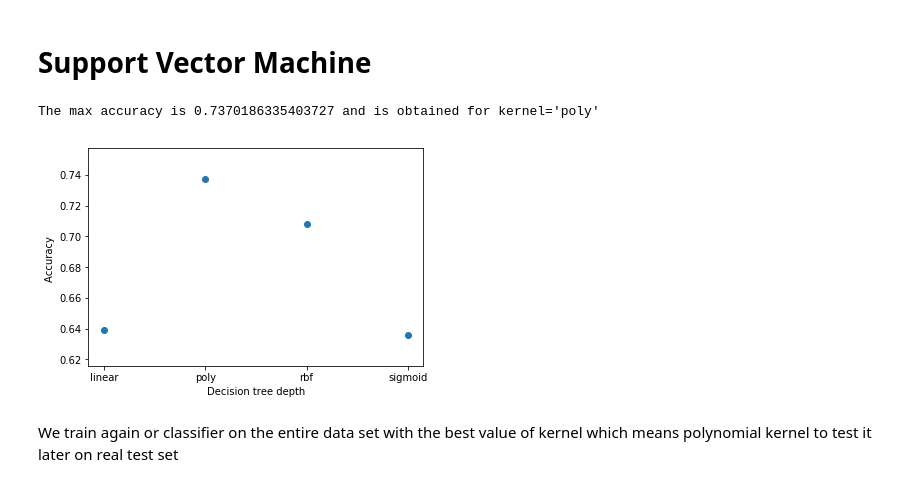
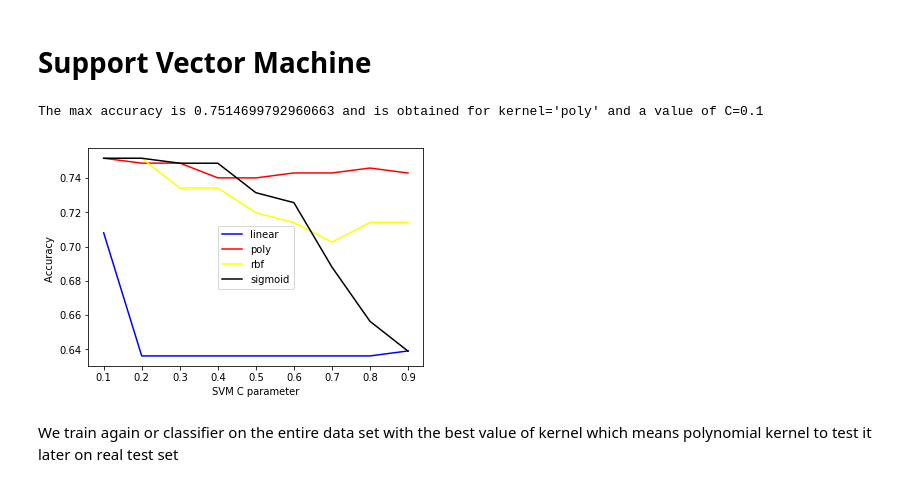
Before and after one commit to caroline-collet/coursera-capstone-project, a Jupyter notebook: the-best-classifier-final-project.ipynb, the cells around one changed output. Drawn from its saved outputs; the diff is of its cells as text; code cells hidden in the pictures.

```diff
--- a/the-best-classifier-final-project.ipynb
+++ b/the-best-classifier-final-project.ipynb
@@ -354,22 +354,31 @@ from sklearn import svm
 from sklearn.model_selection import cross_val_score
 # %%
 kernels = ['linear', 'poly', 'rbf', 'sigmoid']
-mean_acc_svm = np.zeros((len(kernels)))
+c = 0.1
+mean_acc_svm = np.zeros((len(kernels), 9))
 for i, kernel in enumerate(kernels):
-    loan_svm = svm.SVC(kernel=kernel, gamma='scale')
-    scores = cross_val_score(loan_svm, X, y, cv=5, scoring='accuracy')
-    mean_acc_svm[i] = scores.mean()
+    for c in np.arange(0.1, 1.0, c_intervals):
+        loan_svm = svm.SVC(kernel=kernel, gamma='scale', C=c)
+        scores = cross_val_score(loan_svm, X, y, cv=5, scoring='accuracy')
+        mean_acc_svm[i][int(c*10)-1] = scores.mean()
 
-print(f"The max accuracy is {mean_acc_svm.max()} and is obtained for kernel='{kernels[mean_acc_svm.argmax()]}'")
+(xi, yi) = np.unravel_index(np.argmax(mean_acc_svm, axis=None), mean_acc_svm.shape)
+print(f"The max accuracy is {mean_acc_svm[xi][yi]} and is obtained for kernel='{kernels[xi]}' and a value of C={(yi + 1)/10}")
 # %% [output]
-The max accuracy is 0.7370186335403727 and is obtained for kernel='poly'
+The max accuracy is 0.7514699792960663 and is obtained for kernel='poly' and a value of C=0.1
-# %%
-plt.scatter(kernels, mean_acc_svm)
-plt.ylabel('Accuracy ')
-plt.xlabel('Decision tree depth')
-plt.show()
-# %% [output]
-[figure, removed]
+# %%
+x_plot = np.arange(0.1, 1.0, c_intervals)
+
+plt.plot(x_plot,mean_acc_svm[0],'g',label='linear', color='blue')
+plt.plot(x_plot,mean_acc_svm[1],'g',label='poly', color='red')
+plt.plot(x_plot,mean_acc_svm[2],'g',label='rbf', color='yellow')
+plt.plot(x_plot,mean_acc_svm[3],'g',label='sigmoid', color='black')
+plt.legend()
+plt.ylabel('Accuracy ')
+plt.xlabel('SVM C parameter')
+plt.show()
+# %% [output]
+[figure, added]
 # %% [markdown]
 We train again or classifier on the entire data set with the best value of kernel which means polynomial kernel to test it later on real test set
 # %%
```
Also changed, not shown: parts of 2 cells of this notebook.
